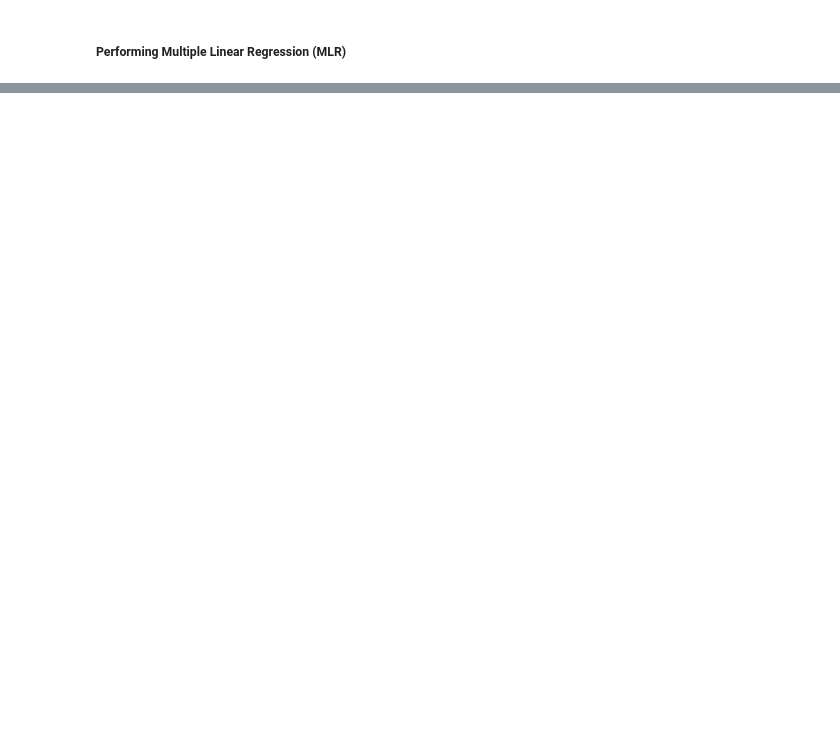
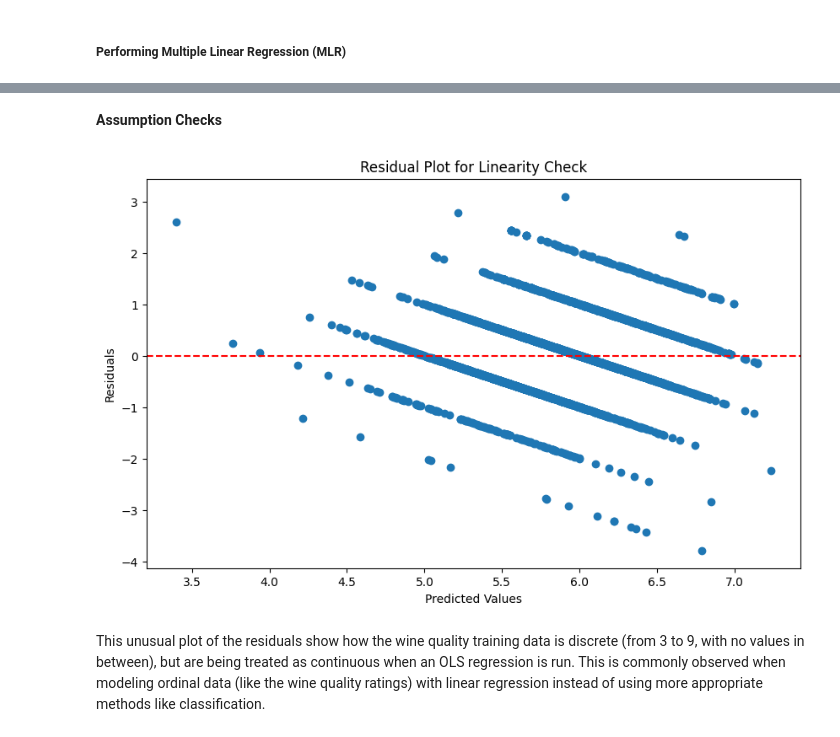
Before and after one commit to lcarnegie/INF412, a Jupyter notebook: A3/carnegie_luca_a3.ipynb, the cells around one changed output, grey strips where cells are left out. Cells and saved outputs as stored; diff of their text form; code cells hidden in the pictures; blank space fills up the shorter version.

```diff
--- a/A3/carnegie_luca_a3.ipynb
+++ b/A3/carnegie_luca_a3.ipynb
@@ -37,10 +40,7 @@ samples and their corresponding quality ratings. The columns and their descripti
 # Load the dataset into a Pandas DataFrame.
 wine = pd.read_csv('winequality.csv')
 
-# Load the dataset into a Pandas DataFrame.
-wine = pd.read_csv('winequality.csv', sep=';')
-
-# Display the first five rows, column names, and data types in a more attractive format
+# Display the first five rows, column names, and data types
 print("\n===== FIRST 5 ROWS OF THE DATASET =====")
 print(wine.head(5))
 
@@ -188,0 +159,27 @@ strong multicollinearity or other numerical problems.
+# %%
+# train a linear regression model with sci-kit-learn
+model = LinearRegression()
+lin_reg = model.fit(X_train, Y_train)
+
+# Model summary
+## Coefficients
+coefficients = model.coef_
+intercept = model.intercept_
+summary = pd.DataFrame(coefficients, index=X.columns, columns=['Coefficient'])
+summary.loc['Intercept'] = intercept
+
+# Evaluation Metrics (on train and test data)
+r2_train = metrics.r2_score(Y_train, model.predict(X_train))
+r2_test = metrics.r2_score(Y_test, model.predict(X_test))
+
+mse_train = metrics.mean_squared_error(Y_train, model.predict(X_train))
+mse_test = metrics.mean_squared_error(Y_test, model.predict(X_test))
+
+rmse_train = np.sqrt(mse_train)
+rmse_test = np.sqrt(mse_test)
+metrics_df = pd.DataFrame({'R^2': [r2_train, r2_test], 'MSE': [mse_train, mse_test], 'RMSE': [rmse_train, rmse_test]}, index=['Train', 'Test'])
+
+print("\n===== MODEL SUMMARY =====")
+print(summary.round(3))
+print("\n===== EVALUATION METRICS =====")
+print(metrics_df.round(3))
@@ -189,2 +211,19 @@ strong multicollinearity or other numerical problems.
 # %% [markdown]
-#
+**Assumption Checks**
+# %%
+# Compute residuals
+Y_pred_train = model.predict(X_train)
+residuals = Y_train - Y_pred_train
+
+# 1. Linearity Check - Residual Plot
+plt.figure(figsize=(10, 6))
+plt.scatter(Y_pred_train, residuals)
+plt.axhline(y=0, color='r', linestyle='--')
+plt.xlabel('Predicted Values')
+plt.ylabel('Residuals')
+plt.title('Residual Plot for Linearity Check')
+plt.show()
+# %% [output]
+[figure, added]
+# %% [markdown]
+This unusual plot of the residuals show how the wine quality training data is discrete (from 3 to 9, with no values in between), but are being treated as continuous when an OLS regression is run. This is commonly observed when modeling ordinal data (like the wine quality ratings) with linear regression instead of using more appropriate methods like classification.
```
Also changed, not shown: parts of 25 cells of this notebook, 1 other file.
